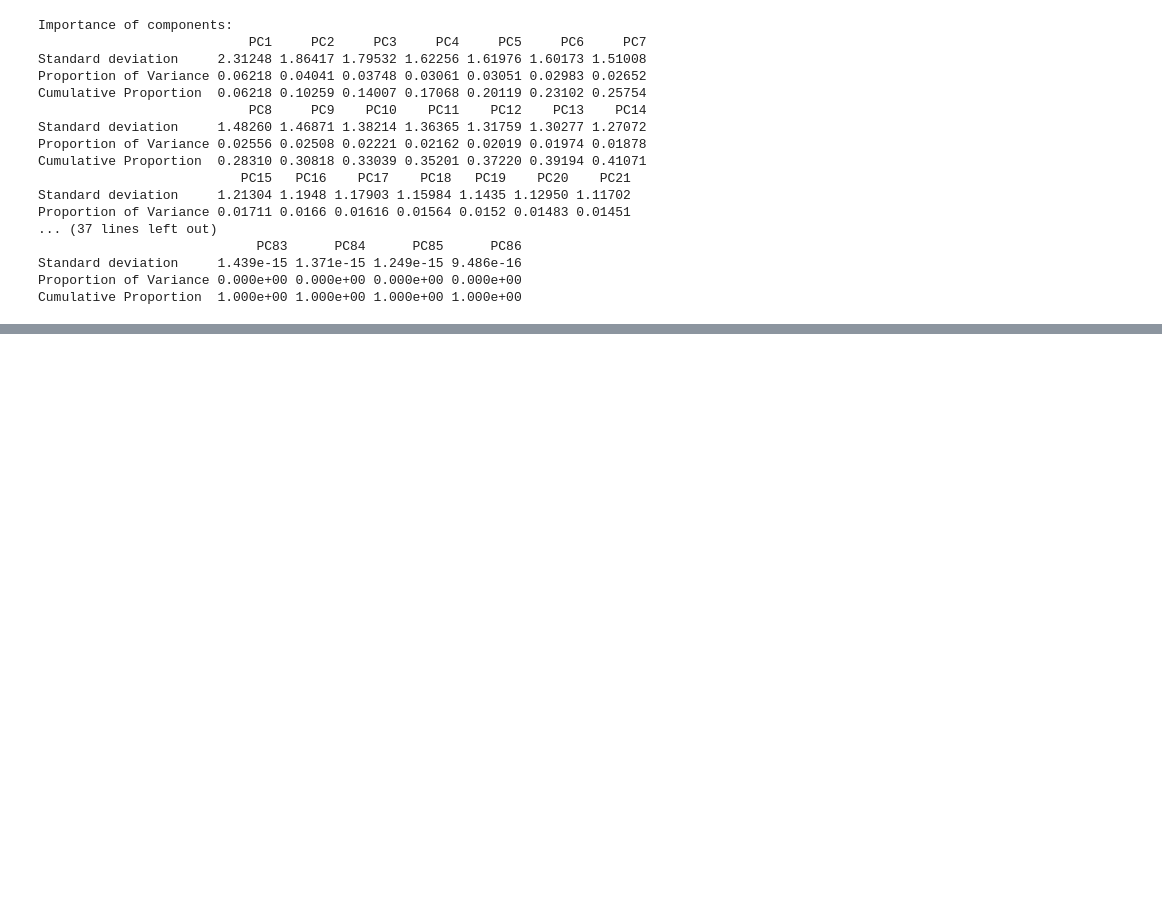
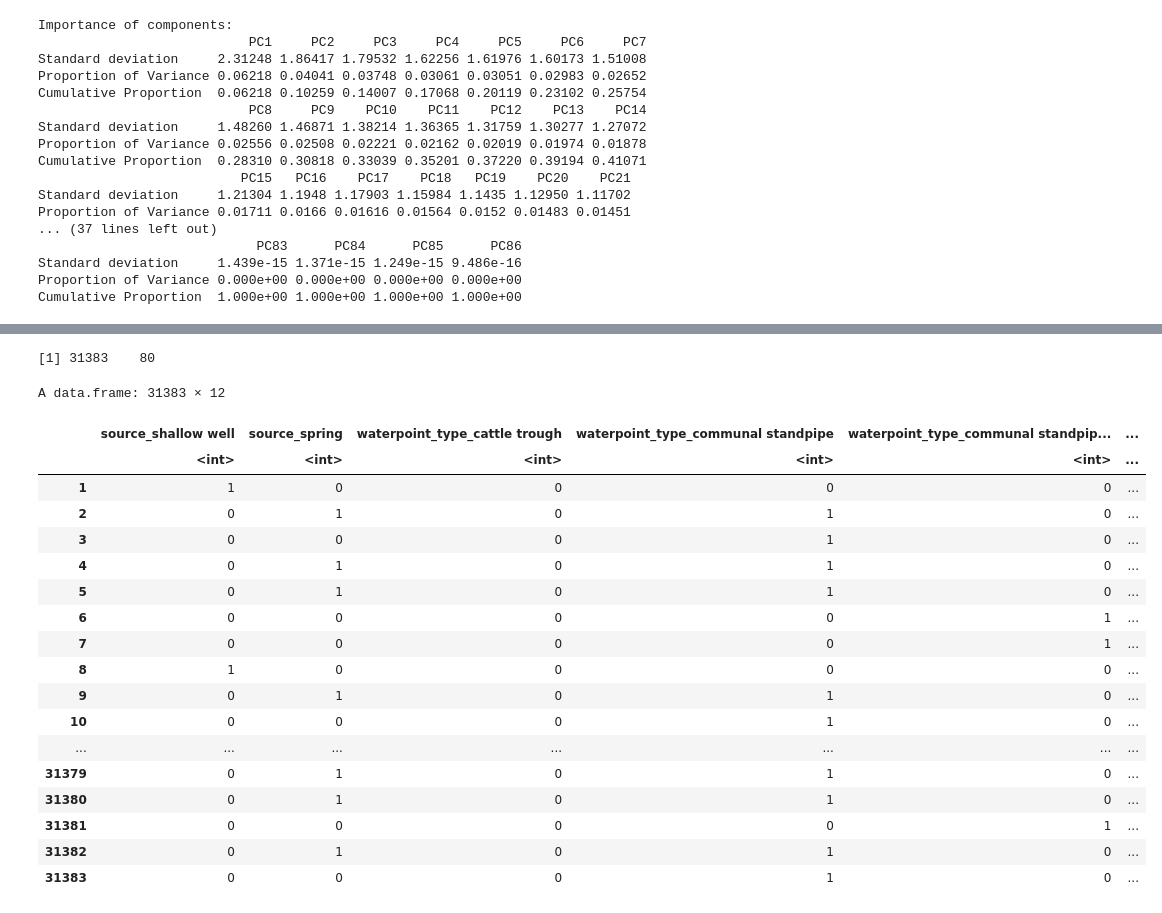
Before and after one commit to aguzga/STAT_FOUND, a Jupyter notebook: PROJECT.ipynb, the cells around one changed output, grey strips where cells are left out. Saved outputs shown, nothing was run; the diff lists cells and outputs as text; code cells hidden in the pictures; blank space fills up the shorter version.

```diff
--- a/PROJECT.ipynb
+++ b/PROJECT.ipynb
@@ -616,0 +169,26 @@ Warning message in model.matrix.default(~x - 1, model.frame(~x - 1), contrasts =
+# %%
+dim(Merged_df)
+# %% [output]
+[1] 31383    80
+# %%
+Merged_df[,70:81]
+# %% [output]
+A data.frame: 31383 × 12
+|  | source_shallow well | source_spring | waterpoint_type_cattle trough | waterpoint_type_communal standpipe | waterpoint_type_communal standpip... | ... |
+|  | <int> | <int> | <int> | <int> | <int> | ... |
+| 1 | 1 | 0 | 0 | 0 | 0 | ... |
+| 2 | 0 | 1 | 0 | 1 | 0 | ... |
+| 3 | 0 | 0 | 0 | 1 | 0 | ... |
+| 4 | 0 | 1 | 0 | 1 | 0 | ... |
+| 5 | 0 | 1 | 0 | 1 | 0 | ... |
+| 6 | 0 | 0 | 0 | 0 | 1 | ... |
+| 7 | 0 | 0 | 0 | 0 | 1 | ... |
+| 8 | 1 | 0 | 0 | 0 | 0 | ... |
+| 9 | 0 | 1 | 0 | 1 | 0 | ... |
+| 10 | 0 | 0 | 0 | 1 | 0 | ... |
+| ... | ... | ... | ... | ... | ... | ... |
+| 31379 | 0 | 1 | 0 | 1 | 0 | ... |
+| 31380 | 0 | 1 | 0 | 1 | 0 | ... |
+| 31381 | 0 | 0 | 0 | 0 | 1 | ... |
+| 31382 | 0 | 1 | 0 | 1 | 0 | ... |
+| 31383 | 0 | 0 | 0 | 1 | 0 | ... |
```
Also changed, not shown: parts of 68 cells of this notebook.
